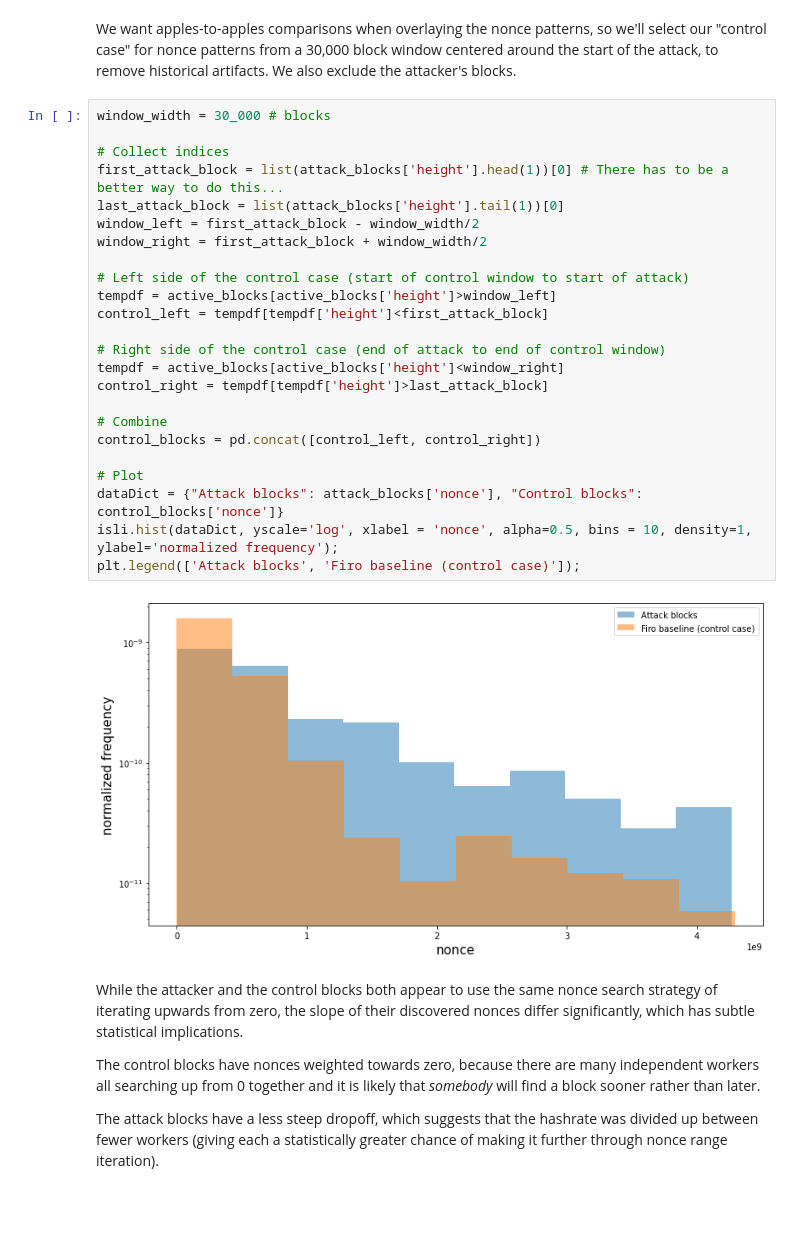
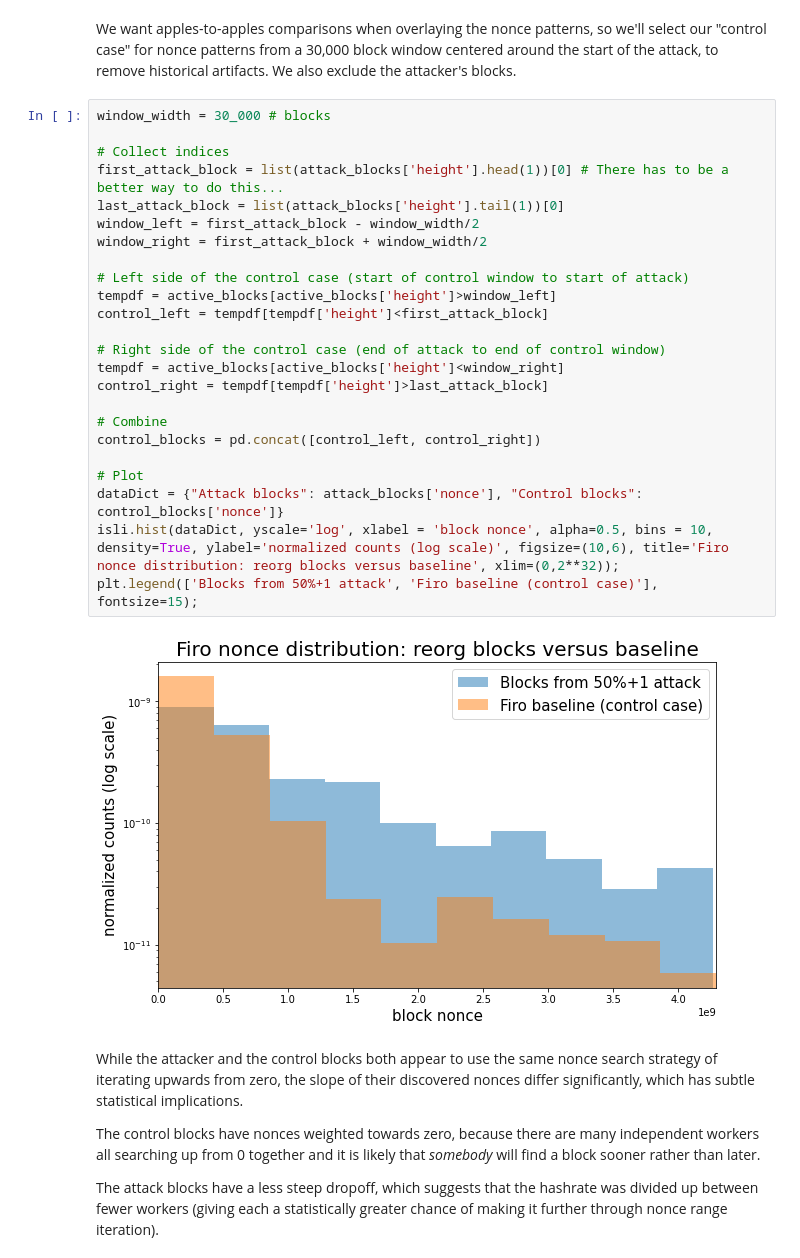
Before and after one commit to Mitchellpkt/firo-forensics, a Jupyter notebook: analysis/jupyter-python-firo-forensics.ipynb, the cells around one changed output. Saved outputs shown, nothing was run; the diff lists cells and outputs as text; blank space fills up the shorter version.

Commit message:
labels and prettifies plots

```diff
--- a/analysis/jupyter-python-firo-forensics.ipynb
+++ b/analysis/jupyter-python-firo-forensics.ipynb
@@ -102,29 +102,29 @@ We want apples-to-apples comparisons when overlaying the nonce patterns, so we'l
 # %%
 window_width = 30_000 # blocks
 
 # Collect indices
 first_attack_block = list(attack_blocks['height'].head(1))[0] # There has to be a better way to do this...
 last_attack_block = list(attack_blocks['height'].tail(1))[0]
 window_left = first_attack_block - window_width/2
 window_right = first_attack_block + window_width/2
 
 # Left side of the control case (start of control window to start of attack)
 tempdf = active_blocks[active_blocks['height']>window_left]
 control_left = tempdf[tempdf['height']<first_attack_block]
 
 # Right side of the control case (end of attack to end of control window)
 tempdf = active_blocks[active_blocks['height']<window_right]
 control_right = tempdf[tempdf['height']>last_attack_block]
 
 # Combine
 control_blocks = pd.concat([control_left, control_right])
 
 # Plot
 dataDict = {"Attack blocks": attack_blocks['nonce'], "Control blocks": control_blocks['nonce']}
-isli.hist(dataDict, yscale='log', xlabel = 'nonce', alpha=0.5, bins = 10, density=1, ylabel='normalized frequency');
-plt.legend(['Attack blocks', 'Firo baseline (control case)']);
+isli.hist(dataDict, yscale='log', xlabel = 'block nonce', alpha=0.5, bins = 10, density=True, ylabel='normalized counts (log scale)', figsize=(10,6), title='Firo nonce distribution: reorg blocks versus baseline', xlim=(0,2**32));
+plt.legend(['Blocks from 50%+1 attack', 'Firo baseline (control case)'], fontsize=15);
 # %% [output]
-[figure, old version]
+[figure, new version]
 # %% [markdown]
 While the attacker and the control blocks both appear to use the same nonce search strategy of iterating upwards from zero, the slope of their discovered nonces differ significantly, which has subtle statistical implications.
 
```
Also changed, not shown: parts of 3 cells of this notebook.
